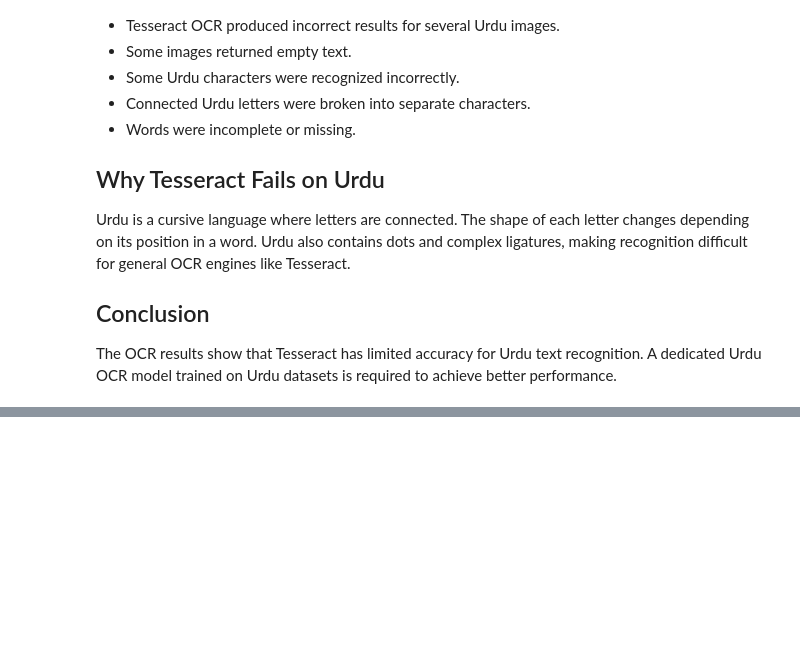
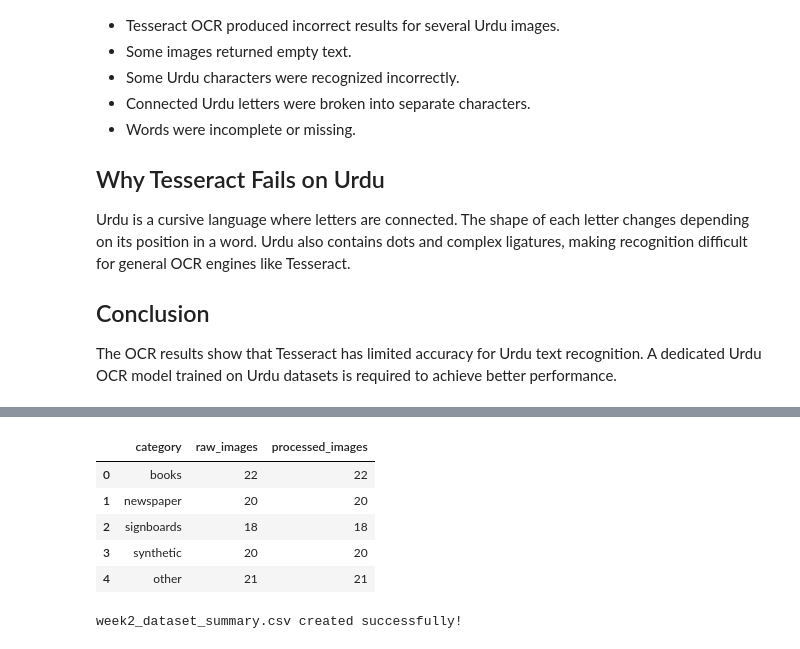
Before and after one commit to hassanatif992-hash/urdu-ocr-codesaviours-si26-MuhammadHassaan, a Jupyter notebook: SI26_Week2_MuhammadHassaan.ipynb, the cells around one changed output, grey strips where cells are left out. Cells and saved outputs as stored; diff of their text form; code cells hidden in the pictures; blank space fills up the shorter version.

```diff
--- a/SI26_Week2_MuhammadHassaan.ipynb
+++ b/SI26_Week2_MuhammadHassaan.ipynb
@@ -200,0 +203,16 @@ The OCR results show that Tesseract has limited accuracy for Urdu text recogniti
+# %%
+import os
+import glob
+import pandas as pd
+
+categories = ["books", "newspaper", "signboards", "synthetic", "other"]
+
+print("Raw Dataset Count:")
+for category in categories:
+    files = glob.glob(f"data/raw/{category}/*")
+    print(category, ":", len(files))
+
+print("\nProcessed Dataset Count:")
+for category in categories:
+    files = glob.glob(f"data/processed/{category}/*")
+    print(category, ":", len(files))
@@ -200,0 +233,28 @@ The OCR results show that Tesseract has limited accuracy for Urdu text recogniti
+# %%
+dataset_info = []
+
+for category in categories:
+    raw_files = glob.glob(f"data/raw/{category}/*")
+    processed_files = glob.glob(f"data/processed/{category}/*")
+
+    dataset_info.append({
+        "category": category,
+        "raw_images": len(raw_files),
+        "processed_images": len(processed_files)
+    })
+
+df_summary = pd.DataFrame(dataset_info)
+df_summary
+# %% [output]
+|  | category | raw_images | processed_images |
+| 0 | books | 22 | 22 |
+| 1 | newspaper | 20 | 20 |
+| 2 | signboards | 18 | 18 |
+| 3 | synthetic | 20 | 20 |
+| 4 | other | 21 | 21 |
+# %%
+df_summary.to_csv("week2_dataset_summary.csv", index=False)
+
+print("week2_dataset_summary.csv created successfully!")
+# %% [output]
+week2_dataset_summary.csv created successfully!
```
Also changed, not shown: parts of 5 cells of this notebook.
